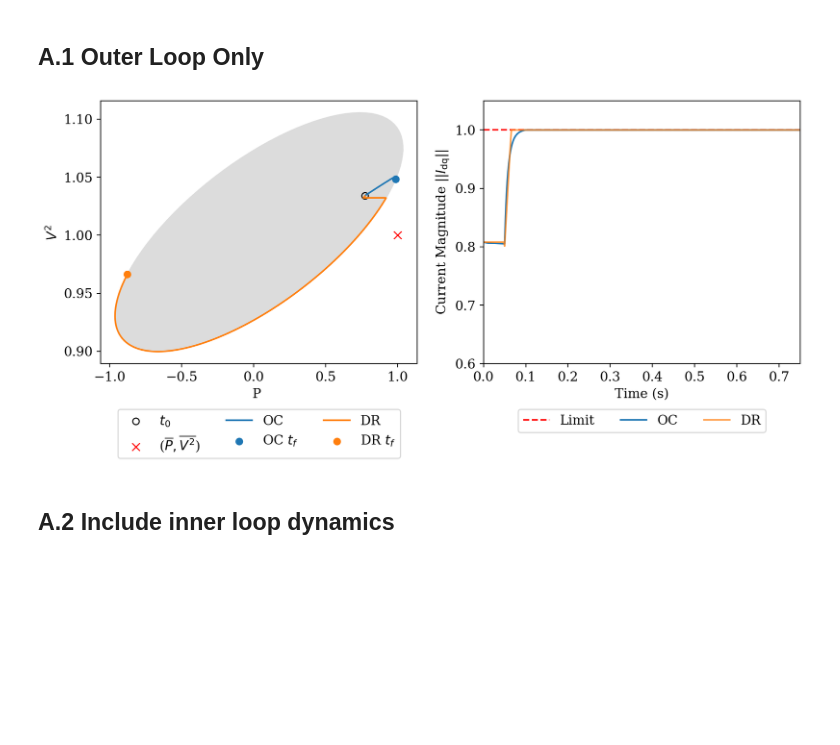
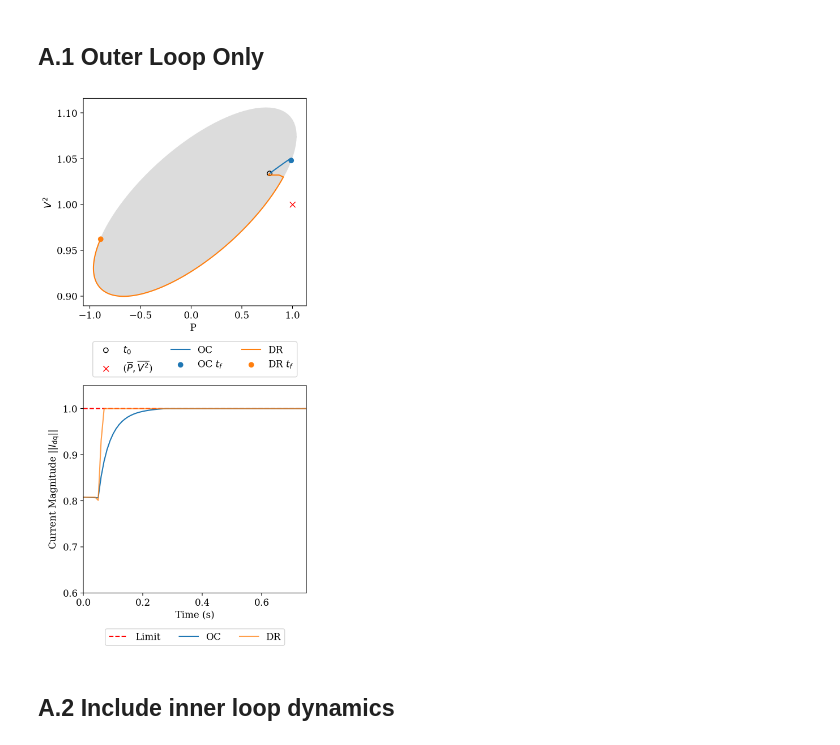
Before and after one commit to lpstreitmatter/Optimal-Safe-Converter-Control, a Jupyter notebook: Optimal_Safe_Converter_Control.ipynb, the cells around one changed output. Saved outputs shown, nothing was run; the diff lists cells and outputs as text; code cells hidden in the pictures; blank space fills up the shorter version.

Commit message:
plotting updates

```diff
--- a/Optimal_Safe_Converter_Control.ipynb
+++ b/Optimal_Safe_Converter_Control.ipynb
@@ -78,7 +78,7 @@ x0 = np.array([0.75,0.3])
 new_setpoints = [1, 1]
 var_names = ["P",r"$V^2$"]
 
-freq_outer = 500
+freq_outer = 100 #500
 dt = 1/freq_outer
 
 # OC parameters
@@ -101,26 +101,31 @@ ts_dr, Idq_of_t_dr, Vdqref_of_t_dr, Vdqactual_of_t_dr, P_of_t_dr, V2_of_t_dr, Vm
                         Imag_lim_val_pu, omega_nom_val, omega_c_val, m_p_val, m_v2_val,
                         dt = dt, starttime = starttime, endtime=endtime, perunit=perunit, setpoint_change=True)
 # %%
-fig,(ax1,ax2) = plt.subplots(1,2,figsize=(10,5))
+# HORIZONTAL:
+# fig,(ax1,ax2) = plt.subplots(1,2,figsize=(10,5))
+
+# VERTICAL:
+fig,(ax1,ax2) = plt.subplots(2,1,figsize=(5,10))
 plot.plot_S(np.vstack([var1_of_t_oc,var2_of_t_oc]).T, new_setpoints,var_names,
            Imag_lim_val_pu,v_nom_val_pu,L_pu,R_pu,omega_nom_val,
            units = ["",""], ax = ax1, pu=perunit, second_trajectory=np.vstack([P_of_t_dr,V2_of_t_dr]).T, two_traj_labels=["OC","DR"])
 
 ax2.plot(ts_oc, np.ones(len(ts_oc))*Imag_lim_val_pu,'r--',label="Limit")
 ax2.plot(ts_oc, np.linalg.norm(Idq_of_t_oc,axis=0),c='C0',label="OC")
 ax2.plot(ts_dr, np.linalg.norm(Idq_of_t_dr,axis=0),c='C1',label="DR",alpha=0.75)
 ax2.legend(loc='upper center', bbox_to_anchor=(0.5, -0.15),ncol=3)
 ax2.set_ylim([0,1.05])
 ax2.set_xlabel("Time (s)")
 ax2.set_ylabel(r"Current Magnitude $||I_\mathrm{dq}||$")
 
 # Zoom in
 ax2.set_xlim([0,0.75])
 ax2.set_ylim([0.6,1.05])
 
 plt.tight_layout()
+plt.savefig("vert_setpoint_droop.png")
 # %% [output]
-[figure, old version]
+[figure, new version]
 # %% [markdown]
 ## A.2 Include inner loop dynamics
 # %%
```
Also changed, not shown: parts of 8 cells of this notebook, 4 other files.
